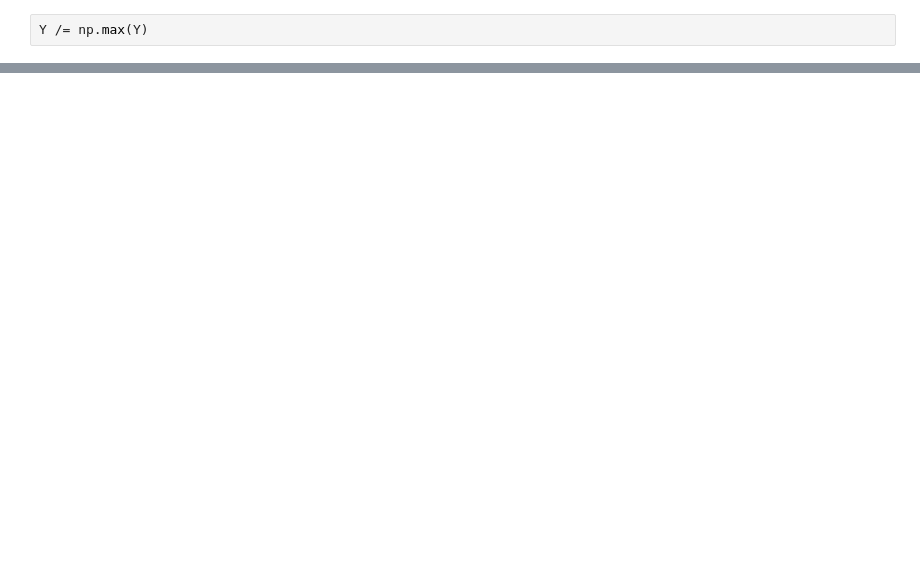
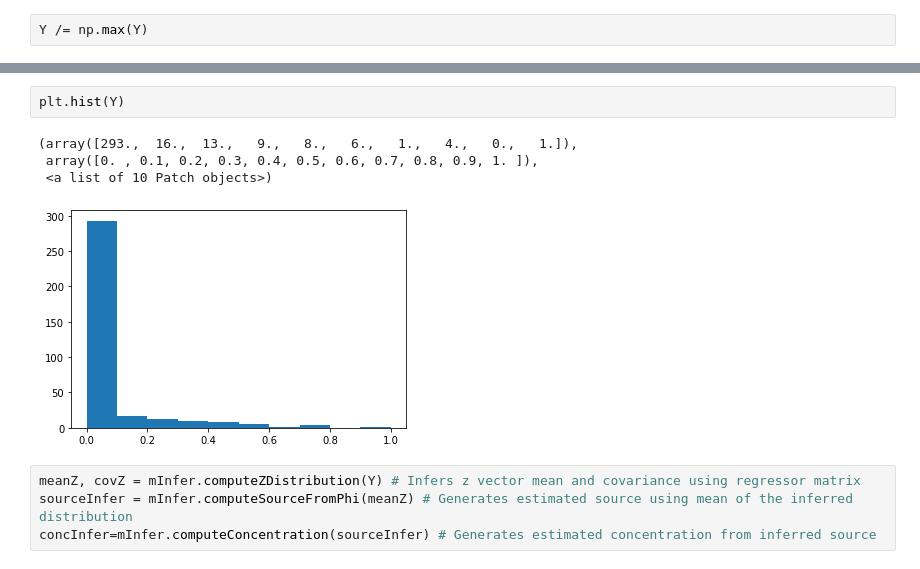
Before and after one commit to SheffieldML/advectionGPdatasets, a Jupyter notebook: juypter/Round Hill 2 example.ipynb, the cells around one changed output, grey strips where cells are left out. Saved outputs shown, nothing was run; the diff lists cells and outputs as text; blank space fills up the shorter version.

```diff
--- a/juypter/Round Hill 2 example.ipynb
+++ b/juypter/Round Hill 2 example.ipynb
@@ -69,0 +142,11 @@ plt.colorbar()
+# %%
+plt.hist(Y)
+# %% [output]
+(array([293.,  16.,  13.,   9.,   8.,   6.,   1.,   4.,   0.,   1.]),
+ array([0. , 0.1, 0.2, 0.3, 0.4, 0.5, 0.6, 0.7, 0.8, 0.9, 1. ]),
+ <a list of 10 Patch objects>)
+[figure, added]
+# %%
+meanZ, covZ = mInfer.computeZDistribution(Y) # Infers z vector mean and covariance using regressor matrix
+sourceInfer = mInfer.computeSourceFromPhi(meanZ) # Generates estimated source using mean of the inferred distribution
+concInfer=mInfer.computeConcentration(sourceInfer) # Generates estimated concentration from inferred source
```
Also changed, not shown: parts of 32 cells of this notebook.
